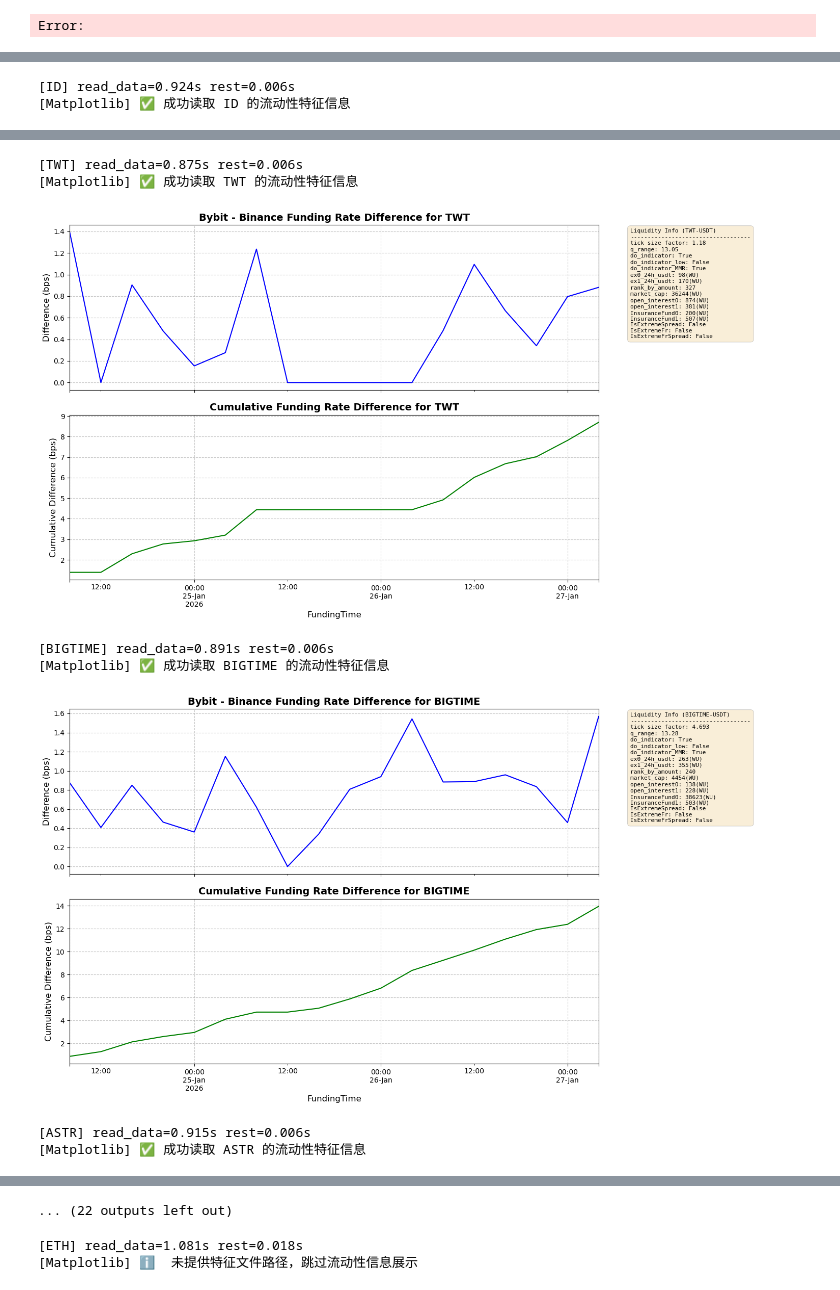
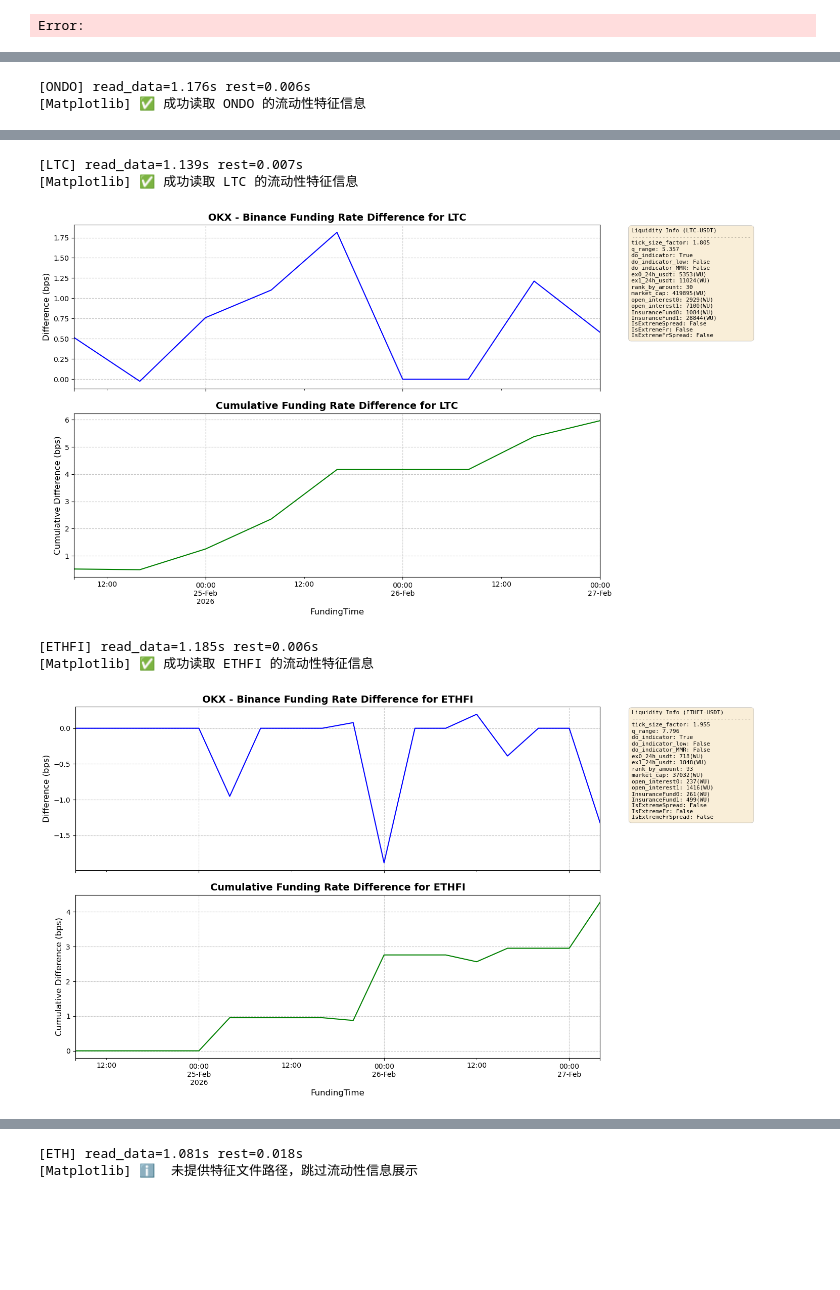
Before and after one commit to 5raymaizi/obentech-cf, a Jupyter notebook: 测试加速资金费率.ipynb, the cells around one changed output, grey strips where cells are left out. Saved outputs shown, nothing was run; the diff lists cells and outputs as text; code cells hidden in the pictures; blank space fills up the shorter version.

```diff
--- a/测试加速资金费率.ipynb
+++ b/测试加速资金费率.ipynb
@@ -88,6 +88,6 @@ Error:
 # %%
 ['USELESS','NAORIS','EPT','AVAAI','ZEREBRO','IOSDT','SAPIEN','ICNT','ZRO','GLM','ENJ','LA','KAITO','POLYX','BAN','MAGIC','LPT','MOVE','ORCA']
 # %%
-for symbol in ['ORDER', 'JTO', 'ID', 'TWT', 'BIGTIME', 'ASTR', 'ROSE', 'SYRUP', 'STG', 'BAT', 'POL','LYN','S','B2','AERO','SQD','FOGO']:
-    results = analyze_funding_rate_diff_v2(symbol, last_time=pd.to_datetime('2026-01-27 04:15:00'), lookback_window=3, isPlotMatplotlib=True, mode = 'BN-BYBIT', features_csv_path ='/Volumes/T7/Obentech/scored_df/bn_bybit/20260127/2026012704_scored_features_swap.csv' )
+for symbol in ['TRUMP', 'TRX', 'ONDO', 'LTC', 'ETHFI']:
+    results = analyze_funding_rate_diff_v2(symbol, last_time=pd.to_datetime('2026-02-27 04:15:00'), lookback_window=3, isPlotMatplotlib=True, mode = 'BN-OKX', features_csv_path ='/Volumes/T7/Obentech/scored_df/bn_ok/20260227/2026022704_scored_features_swap.csv' )
 # %% [output]
@@ -100,2 +100,2 @@ for symbol in ['ORDER', 'JTO', 'ID', 'TWT', 'BIGTIME', 'ASTR', 'ROSE', 'SYRUP',
-[ID] read_data=0.924s rest=0.006s
-[Matplotlib] ✅ 成功读取 ID 的流动性特征信息
+[ONDO] read_data=1.176s rest=0.006s
+[Matplotlib] ✅ 成功读取 ONDO 的流动性特征信息
@@ -103,8 +103,6 @@ for symbol in ['ORDER', 'JTO', 'ID', 'TWT', 'BIGTIME', 'ASTR', 'ROSE', 'SYRUP',
-[TWT] read_data=0.875s rest=0.006s
-[Matplotlib] ✅ 成功读取 TWT 的流动性特征信息
+[LTC] read_data=1.139s rest=0.007s
+[Matplotlib] ✅ 成功读取 LTC 的流动性特征信息
-[figure, old version]
+[figure, new version]
-[BIGTIME] read_data=0.891s rest=0.006s
-[Matplotlib] ✅ 成功读取 BIGTIME 的流动性特征信息
+[ETHFI] read_data=1.185s rest=0.006s
+[Matplotlib] ✅ 成功读取 ETHFI 的流动性特征信息
-[figure, old version]
+[figure, new version]
-[ASTR] read_data=0.915s rest=0.006s
-[Matplotlib] ✅ 成功读取 ASTR 的流动性特征信息
@@ -112,4 +109,3 @@ for symbol in ['ORDER', 'JTO', 'ID', 'TWT', 'BIGTIME', 'ASTR', 'ROSE', 'SYRUP',
-... (22 outputs left out)
 # %%
 results = analyze_funding_rate_diff_v2(symbol='ETH', last_time=pd.to_datetime('2026-01-27 08:15:00'), lookback_window=3, isPlotMatplotlib=True, mode = 'BN-OKX', features_csv_path ='' )
 # %% [output]
```
Also changed, not shown: parts of 1 cell of this notebook, 3 other files.
